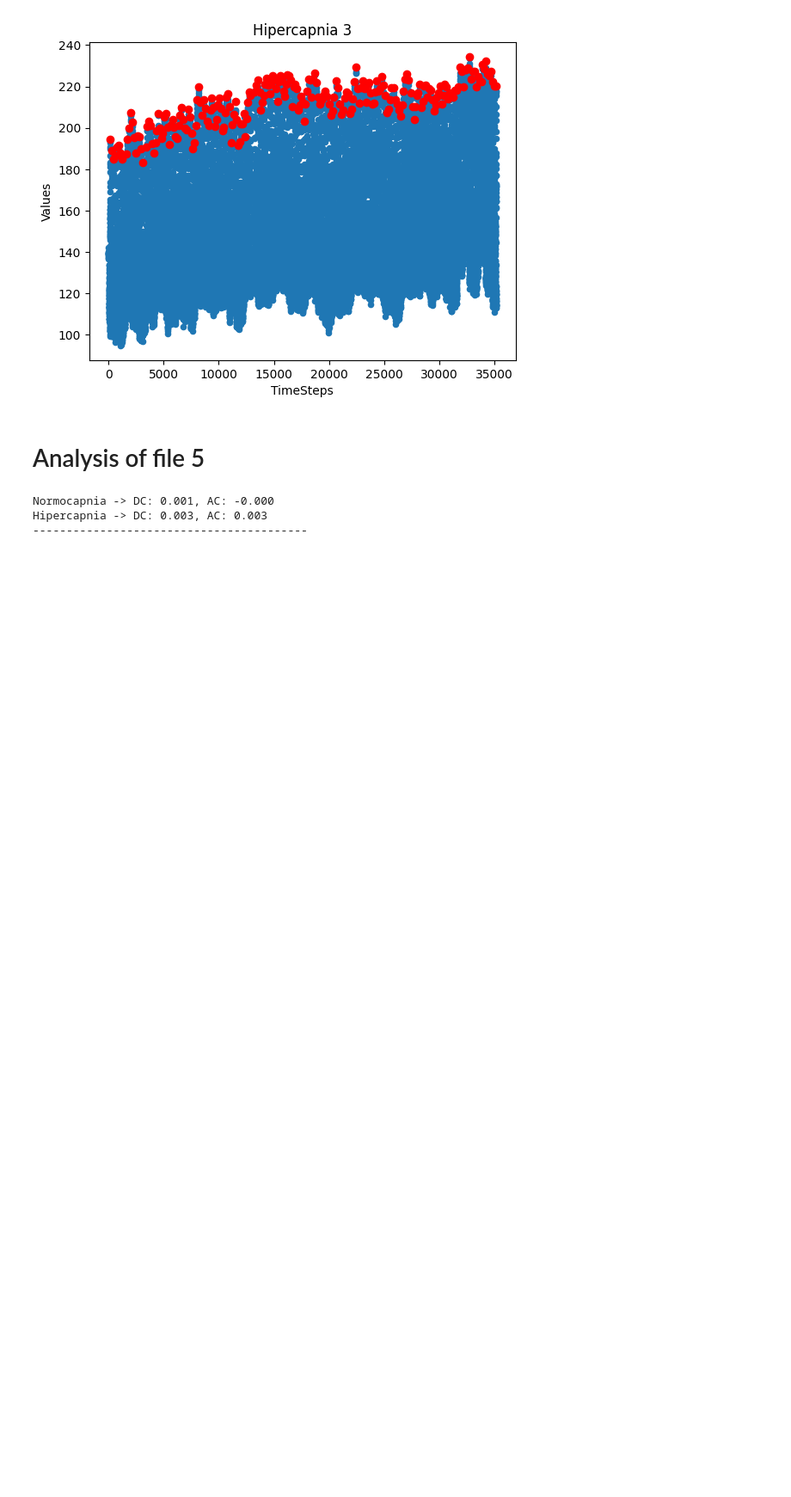
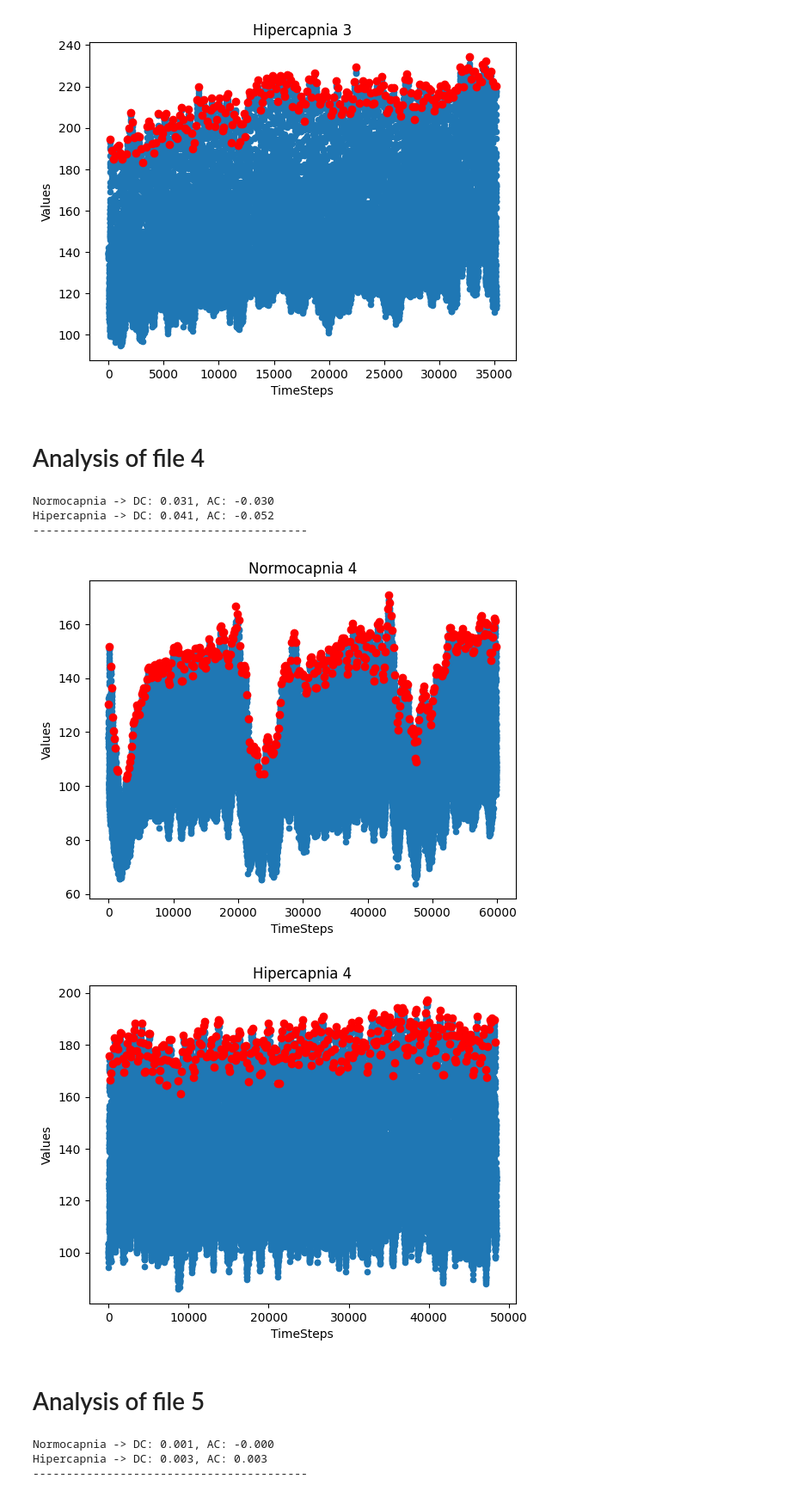
Before and after one commit to IgnacyBerent/BrainLab, a Jupyter notebook: targeted_analysis.ipynb, the cells around one changed output. Shown at 86% size. Saved outputs shown, nothing was run; the diff lists cells and outputs as text; code cells hidden in the pictures; blank space fills up the shorter version.

Commit message:
Targeted for each file abp analysis

```diff
--- a/targeted_analysis.ipynb
+++ b/targeted_analysis.ipynb
@@ -112,6 +112,33 @@ Hipercapnia -> DC: 0.011, AC: -0.013
 -----------------------------------------
 [figure]
 [figure]
+# %% [markdown]
+# Analysis of file 4
+# %%
+file_nr = 4
+
+normo_file_path = ndp + f'0{file_nr}_baseline.csv'
+hiper_file_path = hdp + f'0{file_nr}_hiperkapnia.csv'
+normo_data = prep.read_data(normo_file_path, 'abp_finger[mm_Hg]')
+hiper_data = prep.read_data(hiper_file_path, 'abp_finger[mm_Hg]')
+
+normo_dc, normo_ac = prsa.calculate_rr_dc_ac(signal_df = normo_data, percentile = 0.6, distance = 100,show_plot= True, plot_title = f'Normocapnia {file_nr}')
+print(f'Normocapnia -> DC: {normo_dc:.3f}, AC: {normo_ac:.3f}')
+hiper_dc, hiper_ac = prsa.calculate_rr_dc_ac(signal_df = hiper_data, percentile = 0.8, distance = 80,show_plot= True, plot_title = f'Hipercapnia {file_nr}')
+print(f'Hipercapnia -> DC: {hiper_dc:.3f}, AC: {hiper_ac:.3f}')
+print('-----------------------------------------')
+
+#saving results for table
+normo_dc_data.append(normo_dc)
+normo_ac_data.append(normo_ac)
+hiper_dc_data.append(hiper_dc)
+hiper_ac_data.append(hiper_ac)
+# %% [output]
+Normocapnia -> DC: 0.031, AC: -0.030
+Hipercapnia -> DC: 0.041, AC: -0.052
+-----------------------------------------
+[figure, added]
+[figure, added]
 # %% [markdown]
 # Analysis of file 5
 # %%
```
